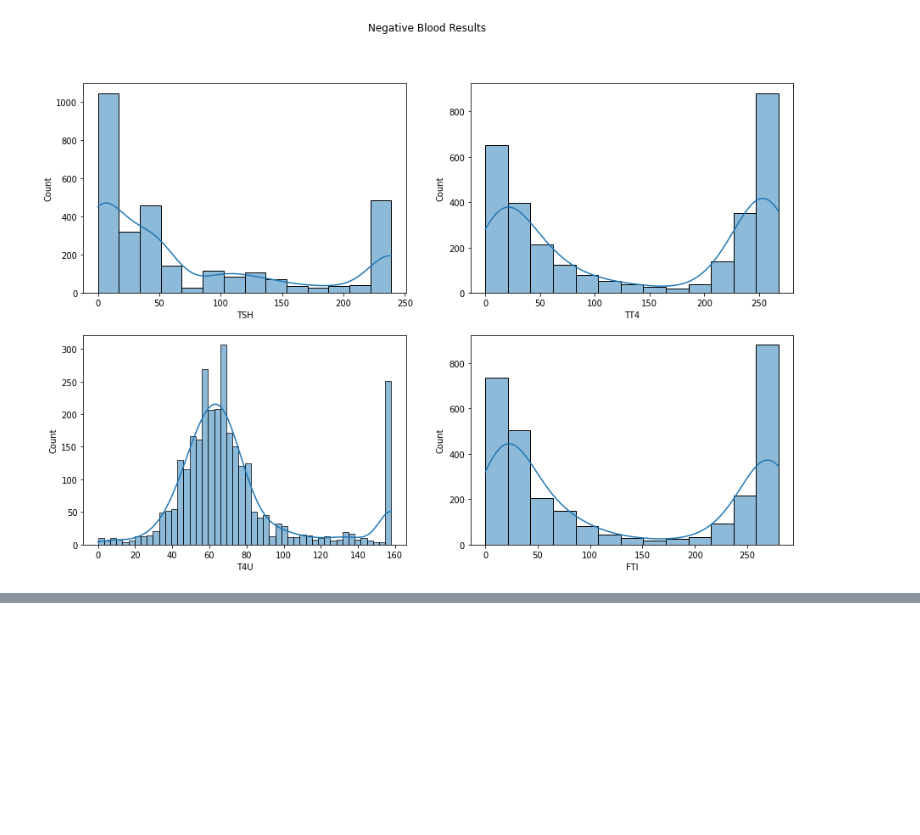
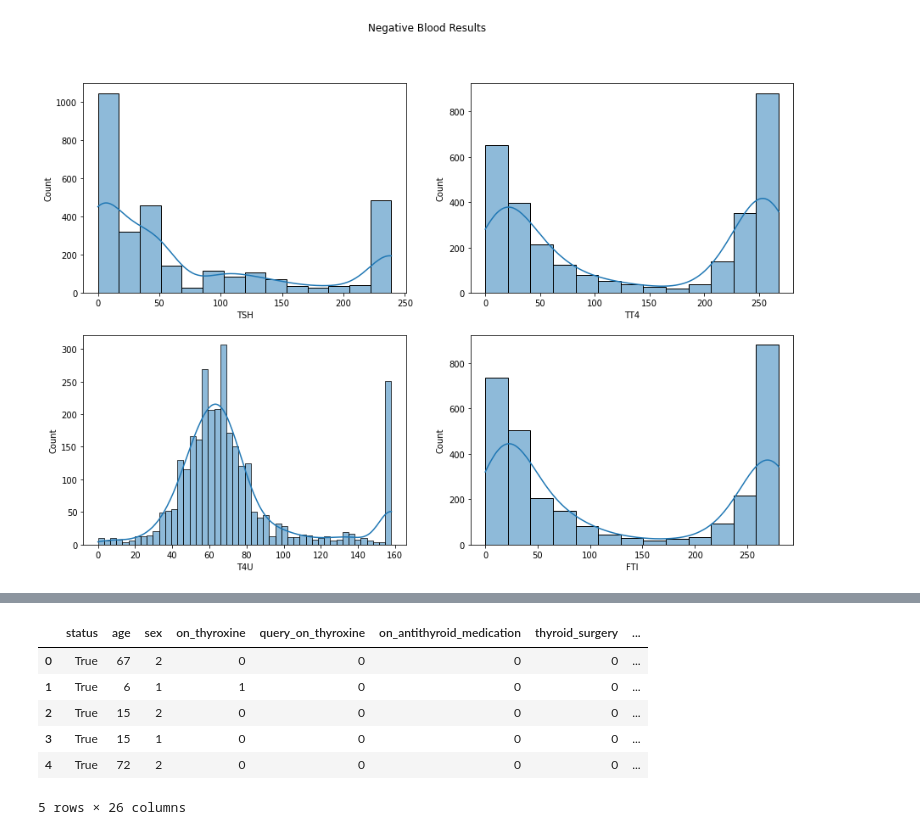
Before and after one commit to Mwadz/Hypothyroidism-Prediction, a Jupyter notebook: Week_8_IP.ipynb, the cells around one changed output, grey strips where cells are left out. Drawn from its saved outputs; the diff is of its cells as text; code cells hidden in the pictures; blank space fills up the shorter version.

```diff
--- a/Week_8_IP.ipynb
+++ b/Week_8_IP.ipynb
@@ -360,0 +422,10 @@ plt.show()
+# %%
+thy.head()
+# %% [output]
+|  | status | age | sex | on_thyroxine | query_on_thyroxine | on_antithyroid_medication | thyroid_surgery | ... |
+| 0 | True | 67 | 2 | 0 | 0 | 0 | 0 | ... |
+| 1 | True | 6 | 1 | 1 | 0 | 0 | 0 | ... |
+| 2 | True | 15 | 2 | 0 | 0 | 0 | 0 | ... |
+| 3 | True | 15 | 1 | 0 | 0 | 0 | 0 | ... |
+| 4 | True | 72 | 2 | 0 | 0 | 0 | 0 | ... |
+5 rows × 26 columns
```
Also changed, not shown: parts of 36 cells of this notebook.
